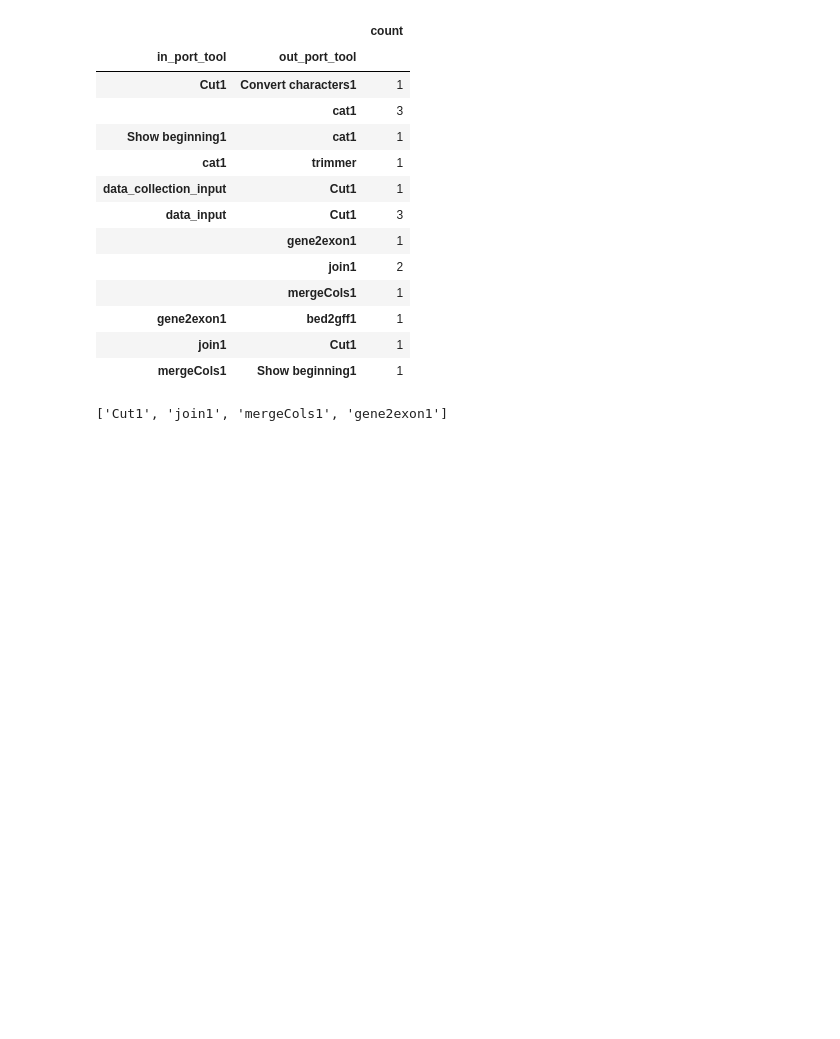
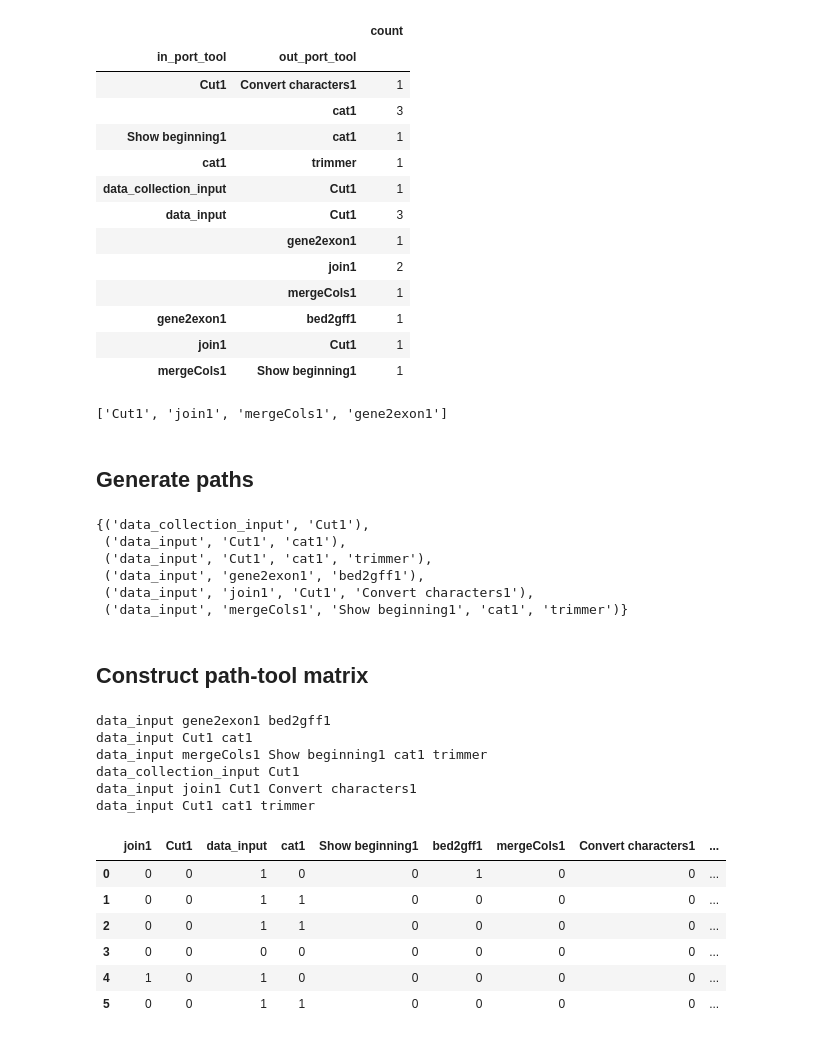
Before and after one commit to anatskiy/tool-suggestion-engine, a Jupyter notebook: suggestions-from-history.ipynb, the cells around one changed output. Saved outputs shown, nothing was run; the diff lists cells and outputs as text; code cells hidden in the pictures; blank space fills up the shorter version.

Commit message:
generate paths from workflows

```diff
--- a/suggestions-from-history.ipynb
+++ b/suggestions-from-history.ipynb
@@ -237,3 +240,76 @@ suggestions = counts.size()['data_input'].sort_values(ascending=False)[:5].axes[
 suggestions
 # %% [output]
 ['Cut1', 'join1', 'mergeCols1', 'gene2exon1']
+# %% [markdown]
+## Generate paths
+# %%
+paths = set()
+tool_ids = set()
+
+for workflow_id, df in connections[['id', 'type', 'workflow_id', 'tool_id', 'in_port', 'out_port']].groupby('workflow_id'):
+    df_ = pd.DataFrame.copy(df)
+
+    input_nodes = df_[df_.tool_id.isnull()].id.values
+    output_nodes = df_[df_.out_port.isnull()].id.values
+
+    df_['tool_id'] = df_.tool_id.fillna(df_.type)
+    df_['in_port'] = df_.in_port.fillna(df_.id).astype(int)
+
+#     print(df_)
+
+    nodes = [(x[0], {'tool_id': x[3]}) for x in df_.values]
+    edges = [(x[4], x[5]) for x in df_.values]
+
+    G = nx.DiGraph()
+    G.add_nodes_from(nodes)
+    G.add_edges_from(edges)
+
+    wf_tool_ids = nx.get_node_attributes(G, 'tool_id')
+    tool_ids.update(wf_tool_ids.values())
+
+#     print('nodes', G.nodes())
+#     print('input_nodes', input_nodes)
+#     print('output_nodes', output_nodes)
+
+    # Find all paths for a workflow
+    for inp in input_nodes:
+        for out in output_nodes:
+            all_paths = list(nx.all_simple_paths(G, inp, out))
+            for found_path in all_paths:
+                path = tuple(wf_tool_ids[node_id] for node_id in found_path)
+                paths.add(path)
+
+paths
+# %% [output]
+{('data_collection_input', 'Cut1'),
+ ('data_input', 'Cut1', 'cat1'),
+ ('data_input', 'Cut1', 'cat1', 'trimmer'),
+ ('data_input', 'gene2exon1', 'bed2gff1'),
+ ('data_input', 'join1', 'Cut1', 'Convert characters1'),
+ ('data_input', 'mergeCols1', 'Show beginning1', 'cat1', 'trimmer')}
+# %% [markdown]
+## Construct path-tool matrix
+# %%
+from sklearn.feature_extraction.text import CountVectorizer
+
+count = CountVectorizer(vocabulary=list(tool_ids))
+paths_str_array = [' '.join(x) for x in paths]
+matrix = count.fit_transform(paths_str_array)
+
+print('\n'.join(paths_str_array))
+
+pd.DataFrame(matrix.toarray(), columns=count.vocabulary_)
+# %% [output]
+data_input gene2exon1 bed2gff1
+data_input Cut1 cat1
+data_input mergeCols1 Show beginning1 cat1 trimmer
+data_collection_input Cut1
+data_input join1 Cut1 Convert characters1
+data_input Cut1 cat1 trimmer
+|  | join1 | Cut1 | data_input | cat1 | Show beginning1 | bed2gff1 | mergeCols1 | Convert characters1 | ... |
+| 0 | 0 | 0 | 1 | 0 | 0 | 1 | 0 | 0 | ... |
+| 1 | 0 | 0 | 1 | 1 | 0 | 0 | 0 | 0 | ... |
+| 2 | 0 | 0 | 1 | 1 | 0 | 0 | 0 | 0 | ... |
+| 3 | 0 | 0 | 0 | 0 | 0 | 0 | 0 | 0 | ... |
+| 4 | 1 | 0 | 1 | 0 | 0 | 0 | 0 | 0 | ... |
+| 5 | 0 | 0 | 1 | 1 | 0 | 0 | 0 | 0 | ... |
```
Also changed, not shown: parts of 4 cells of this notebook, 2 other files.
